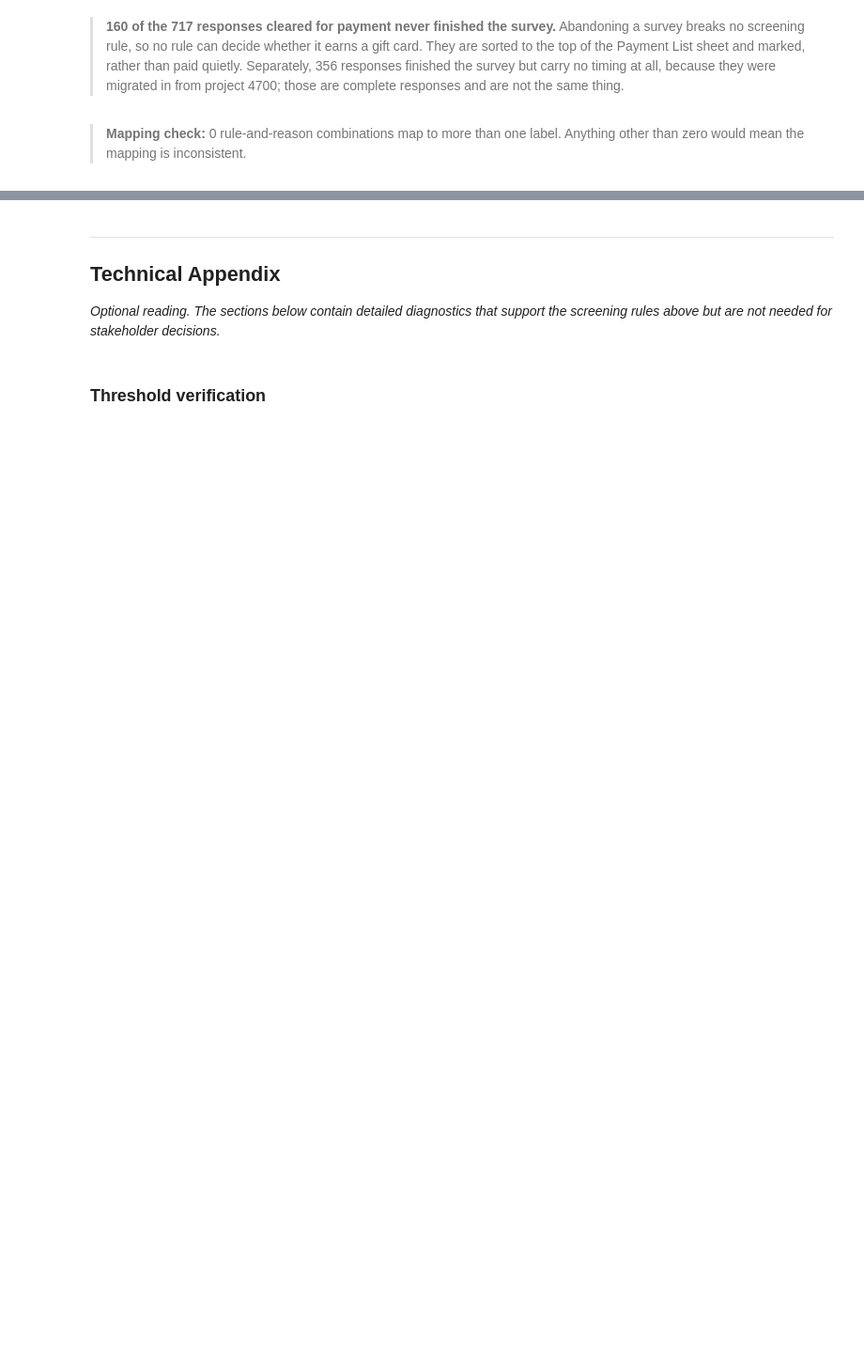
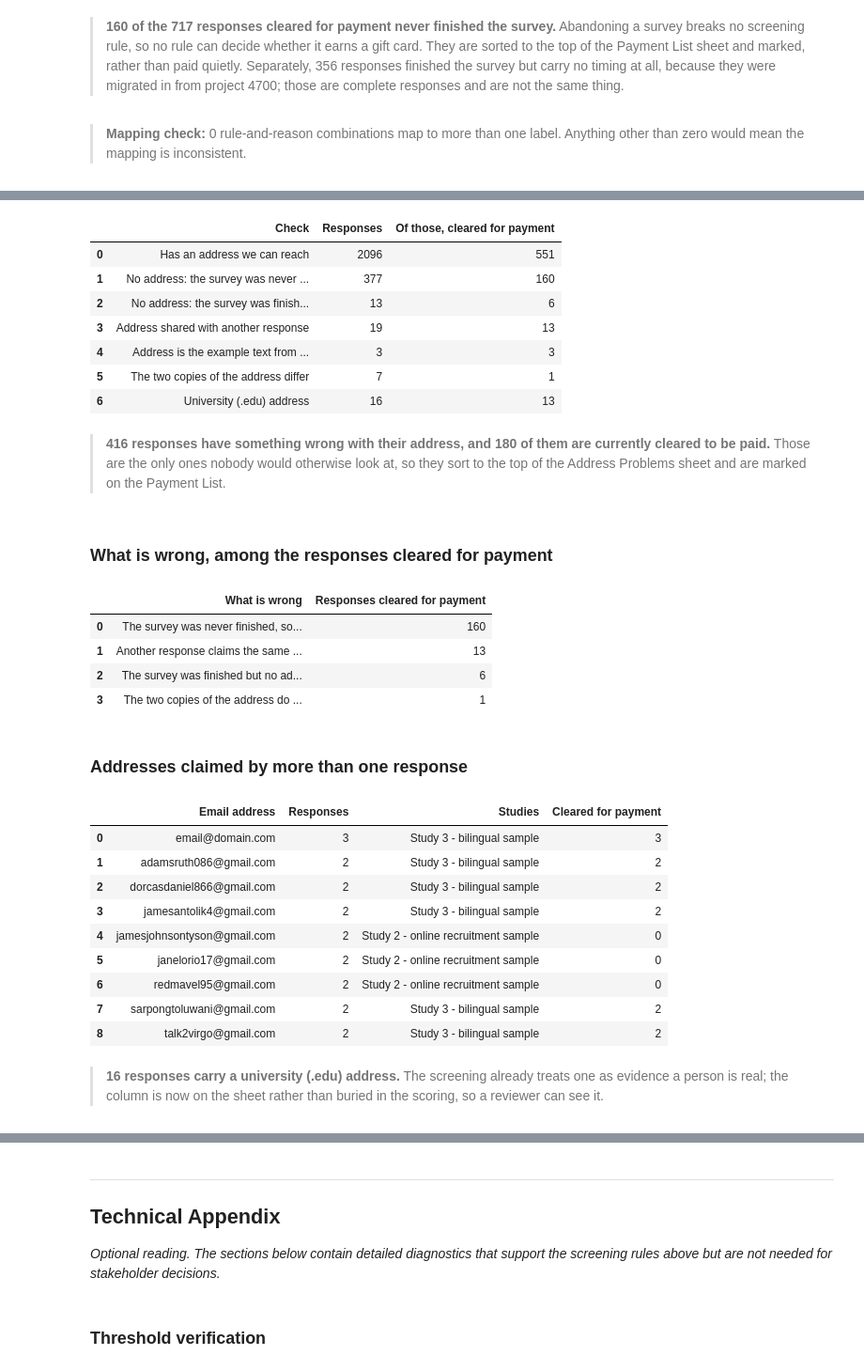
Before and after one commit to namo507/esd-redcap-metadata-watcher, a Jupyter notebook: projects/caregiver-cluster-analysis/bot_analysis.ipynb, the cells around one changed output, grey strips where cells are left out. Shown at 94% size. Cells and saved outputs as stored; diff of their text form; code cells hidden in the pictures; blank space fills up the shorter version.

```diff
--- a/projects/caregiver-cluster-analysis/bot_analysis.ipynb
+++ b/projects/caregiver-cluster-analysis/bot_analysis.ipynb
@@ -634,3 +653,73 @@ display(Markdown(
+# %%
+# ── Can the money actually be sent? ────────────────────────────────────────
+email_summary = ba.build_email_validation_summary(planned)
+display(email_summary)
+
+address_problems = ba.build_email_validation_sheet(planned)
+blocking = address_problems[address_problems["Blocks a payment"].eq("Yes")]
+display(Markdown(
+    f"> **{len(address_problems):,} responses have something wrong with their address, "
+    f"and {len(blocking):,} of them are currently cleared to be paid.** Those are the only "
+    "ones nobody would otherwise look at, so they sort to the top of the Address Problems "
+    "sheet and are marked on the Payment List."
+))
+
+display(Markdown("### What is wrong, among the responses cleared for payment"))
+display(
+    blocking["What is wrong"].value_counts()
+    .rename_axis("What is wrong").reset_index(name="Responses cleared for payment")
+)
+
+# The addresses claimed by more than one response, which is where money leaks
+shared = planned[planned["Address used more than once"].eq("Yes")]
+if not shared.empty:
+    display(Markdown("### Addresses claimed by more than one response"))
+    display(
+        shared.groupby("Email address")
+        .agg(**{
+            "Responses": ("record_id", "size"),
+            "Studies": ("Study", lambda values: ", ".join(sorted(set(values)))),
+            "Cleared for payment": ("Final review plan", lambda values: int((values == ba.FINAL_PAY).sum())),
+        })
+        .sort_values("Responses", ascending=False)
+        .reset_index()
+    )
+
+# Where the email evidence already changes a screening decision
+edu = planned["University email address"].eq("Yes")
+display(Markdown(
+    f"> **{int(edu.sum())} responses carry a university (.edu) address.** The screening "
+    "already treats one as evidence a person is real; the column is now on the sheet "
+    "rather than buried in the scoring, so a reviewer can see it."
+))
+# %% [output]
+|  | Check | Responses | Of those, cleared for payment |
+| 0 | Has an address we can reach | 2096 | 551 |
+| 1 | No address: the survey was never ... | 377 | 160 |
+| 2 | No address: the survey was finish... | 13 | 6 |
+| 3 | Address shared with another response | 19 | 13 |
+| 4 | Address is the example text from ... | 3 | 3 |
+| 5 | The two copies of the address differ | 7 | 1 |
+| 6 | University (.edu) address | 16 | 13 |
+> **416 responses have something wrong with their address, and 180 of them are currently cleared to be paid.** Those are the only ones nobody would otherwise look at, so they sort to the top of the Address Problems sheet and are marked on the Payment List.
+### What is wrong, among the responses cleared for payment
+|  | What is wrong | Responses cleared for payment |
+| 0 | The survey was never finished, so... | 160 |
+| 1 | Another response claims the same ... | 13 |
+| 2 | The survey was finished but no ad... | 6 |
+| 3 | The two copies of the address do ... | 1 |
+### Addresses claimed by more than one response
+|  | Email address | Responses | Studies | Cleared for payment |
+| 0 | email@domain.com | 3 | Study 3 - bilingual sample | 3 |
+| 1 | adamsruth086@gmail.com | 2 | Study 3 - bilingual sample | 2 |
+| 2 | dorcasdaniel866@gmail.com | 2 | Study 3 - bilingual sample | 2 |
+| 3 | jamesantolik4@gmail.com | 2 | Study 3 - bilingual sample | 2 |
+| 4 | jamesjohnsontyson@gmail.com | 2 | Study 2 - online recruitment sample | 0 |
+| 5 | janelorio17@gmail.com | 2 | Study 2 - online recruitment sample | 0 |
+| 6 | redmavel95@gmail.com | 2 | Study 2 - online recruitment sample | 0 |
+| 7 | sarpongtoluwani@gmail.com | 2 | Study 3 - bilingual sample | 2 |
+| 8 | talk2virgo@gmail.com | 2 | Study 3 - bilingual sample | 2 |
+> **16 responses carry a university (.edu) address.** The screening already treats one as evidence a person is real; the column is now on the sheet rather than buried in the scoring, so a reviewer can see it.
 # %% [markdown]
 ---
 
```
Also changed, not shown: parts of 4 cells of this notebook, 5 other files.
